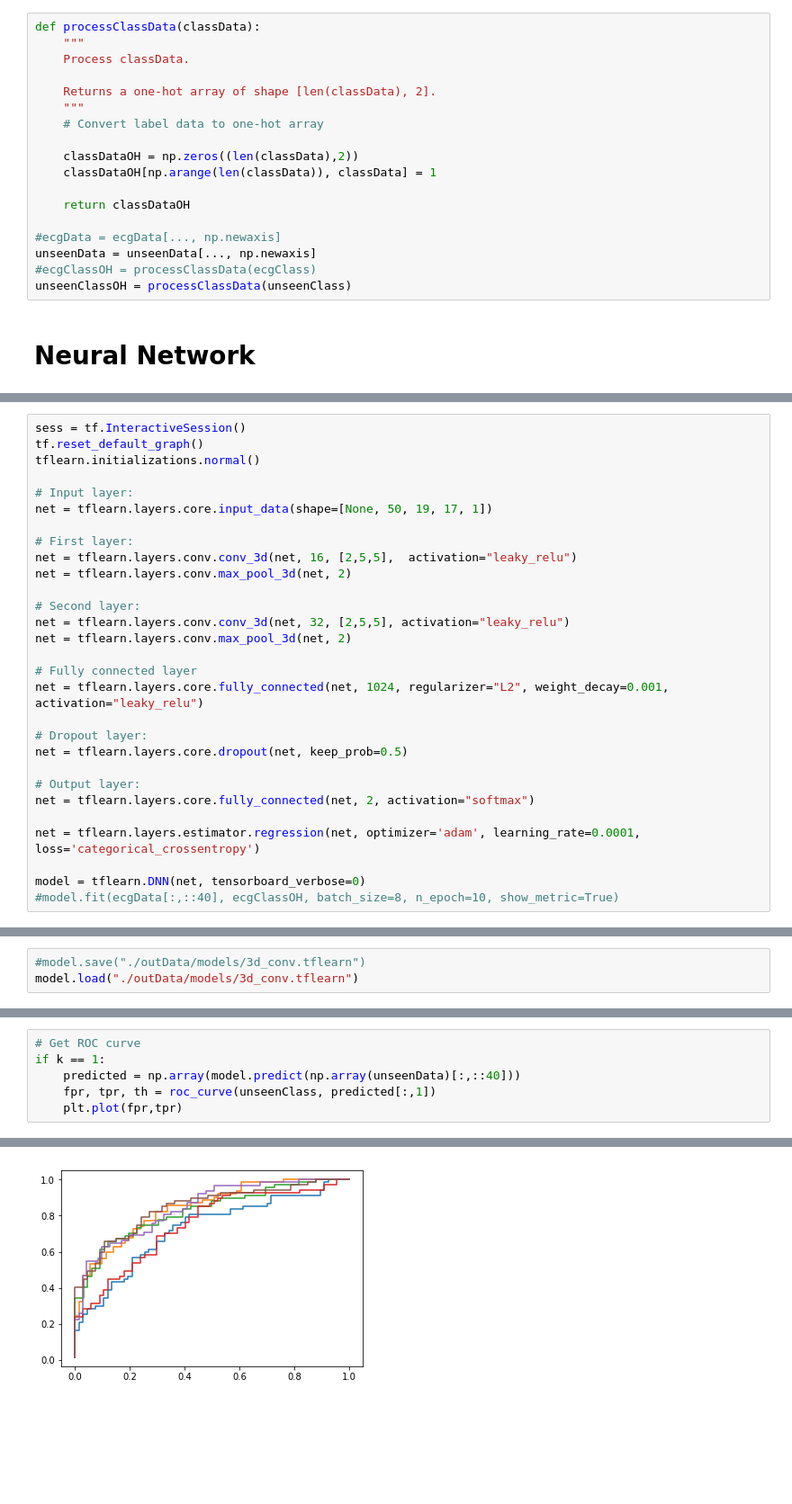
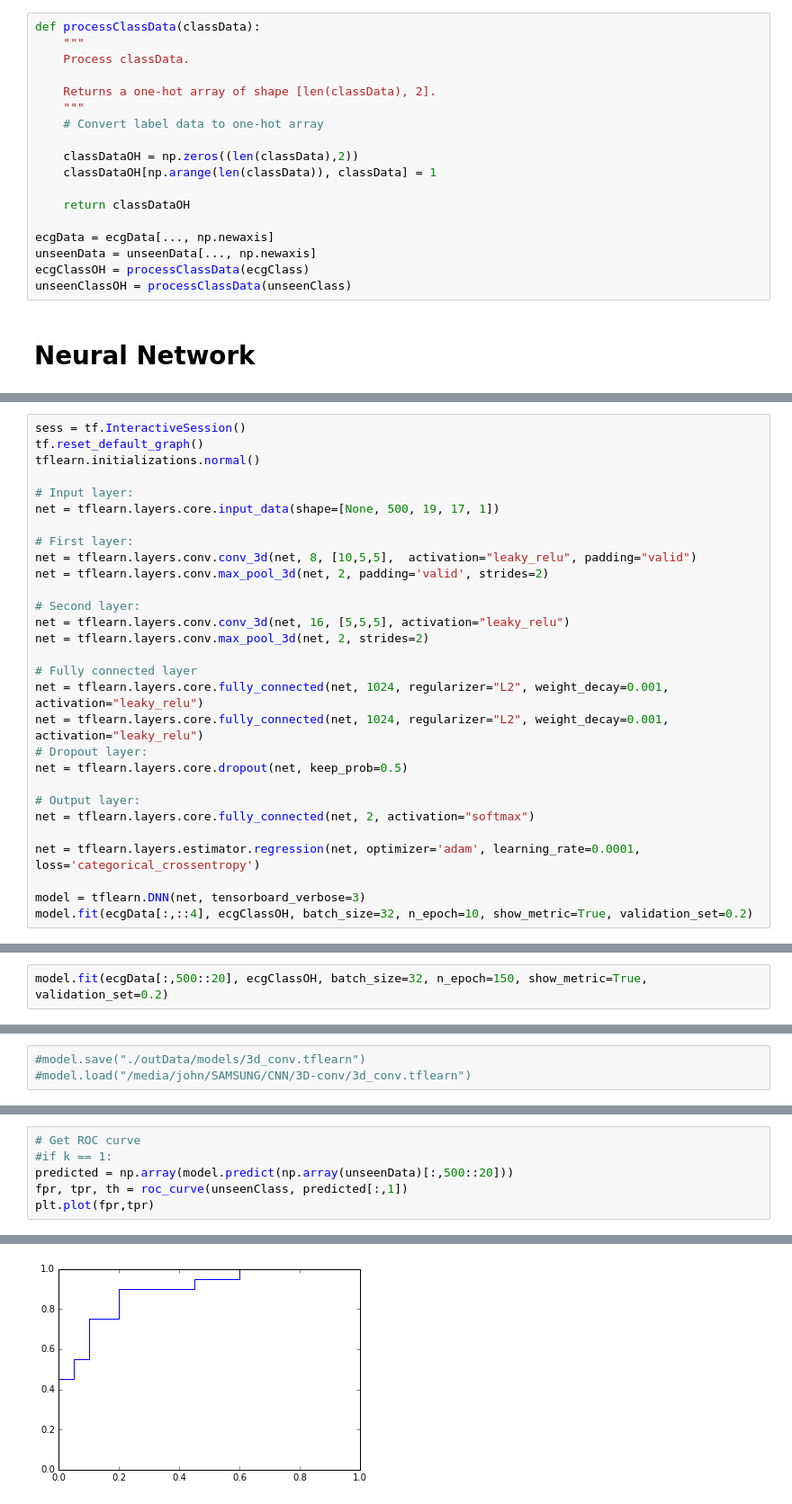
Before and after one commit to Smith42/neuralnet-mcg, a Jupyter notebook: prototypeSix-3dConv.ipynb, the cells around one changed output, grey strips where cells are left out. Shown at 90% size. Saved outputs shown, nothing was run; the diff lists cells and outputs as text; blank space fills up the shorter version.

```diff
--- a/prototypeSix-3dConv.ipynb
+++ b/prototypeSix-3dConv.ipynb
@@ -28,9 +30,9 @@ def processClassData(classData):
 
     return classDataOH
 
-#ecgData = ecgData[..., np.newaxis]
+ecgData = ecgData[..., np.newaxis]
 unseenData = unseenData[..., np.newaxis]
-#ecgClassOH = processClassData(ecgClass)
+ecgClassOH = processClassData(ecgClass)
 unseenClassOH = processClassData(unseenClass)
 # %% [markdown]
 # Neural Network
@@ -40,19 +77,19 @@ tf.reset_default_graph()
 tflearn.initializations.normal()
 
 # Input layer:
-net = tflearn.layers.core.input_data(shape=[None, 50, 19, 17, 1])
+net = tflearn.layers.core.input_data(shape=[None, 500, 19, 17, 1])
 
 # First layer:
-net = tflearn.layers.conv.conv_3d(net, 16, [2,5,5],  activation="leaky_relu")
-net = tflearn.layers.conv.max_pool_3d(net, 2)
+net = tflearn.layers.conv.conv_3d(net, 8, [10,5,5],  activation="leaky_relu", padding="valid")
+net = tflearn.layers.conv.max_pool_3d(net, 2, padding='valid', strides=2)
 
 # Second layer:
-net = tflearn.layers.conv.conv_3d(net, 32, [2,5,5], activation="leaky_relu")
-net = tflearn.layers.conv.max_pool_3d(net, 2)
+net = tflearn.layers.conv.conv_3d(net, 16, [5,5,5], activation="leaky_relu")
+net = tflearn.layers.conv.max_pool_3d(net, 2, strides=2)
 
 # Fully connected layer
 net = tflearn.layers.core.fully_connected(net, 1024, regularizer="L2", weight_decay=0.001, activation="leaky_relu")
-
+net = tflearn.layers.core.fully_connected(net, 1024, regularizer="L2", weight_decay=0.001, activation="leaky_relu")
 # Dropout layer:
 net = tflearn.layers.core.dropout(net, keep_prob=0.5)
 
@@ -61,5 +98,5 @@ net = tflearn.layers.core.fully_connected(net, 2, activation="softmax")
 
 net = tflearn.layers.estimator.regression(net, optimizer='adam', learning_rate=0.0001, loss='categorical_crossentropy')
 
-model = tflearn.DNN(net, tensorboard_verbose=0)
-#model.fit(ecgData[:,::40], ecgClassOH, batch_size=8, n_epoch=10, show_metric=True)
+model = tflearn.DNN(net, tensorboard_verbose=3)
+model.fit(ecgData[:,::4], ecgClassOH, batch_size=32, n_epoch=10, show_metric=True, validation_set=0.2)
@@ -65,0 +106,2 @@ model = tflearn.DNN(net, tensorboard_verbose=0)
+# %%
+model.fit(ecgData[:,500::20], ecgClassOH, batch_size=32, n_epoch=150, show_metric=True, validation_set=0.2)
@@ -66,6 +114,6 @@ model = tflearn.DNN(net, tensorboard_verbose=0)
 # %%
 #model.save("./outData/models/3d_conv.tflearn")
-model.load("./outData/models/3d_conv.tflearn")
+#model.load("/media/john/SAMSUNG/CNN/3D-conv/3d_conv.tflearn")
 # %%
 def splitData(coilData, classData):
     """
@@ -97,7 +144,7 @@ print(model.evaluate(unseenData[:,::40], unseenClassOH),"\n",\
 # %%
 # Get ROC curve
-if k == 1:
-    predicted = np.array(model.predict(np.array(unseenData)[:,::40]))
-    fpr, tpr, th = roc_curve(unseenClass, predicted[:,1])
-    plt.plot(fpr,tpr)
+#if k == 1:
+predicted = np.array(model.predict(np.array(unseenData)[:,500::20]))
+fpr, tpr, th = roc_curve(unseenClass, predicted[:,1])
+plt.plot(fpr,tpr)
 # %% [output]
@@ -104 +152 @@ if k == 1:
-[figure, old version]
+[figure, new version]
```
Also changed, not shown: parts of 18 cells of this notebook, 1 other file.
